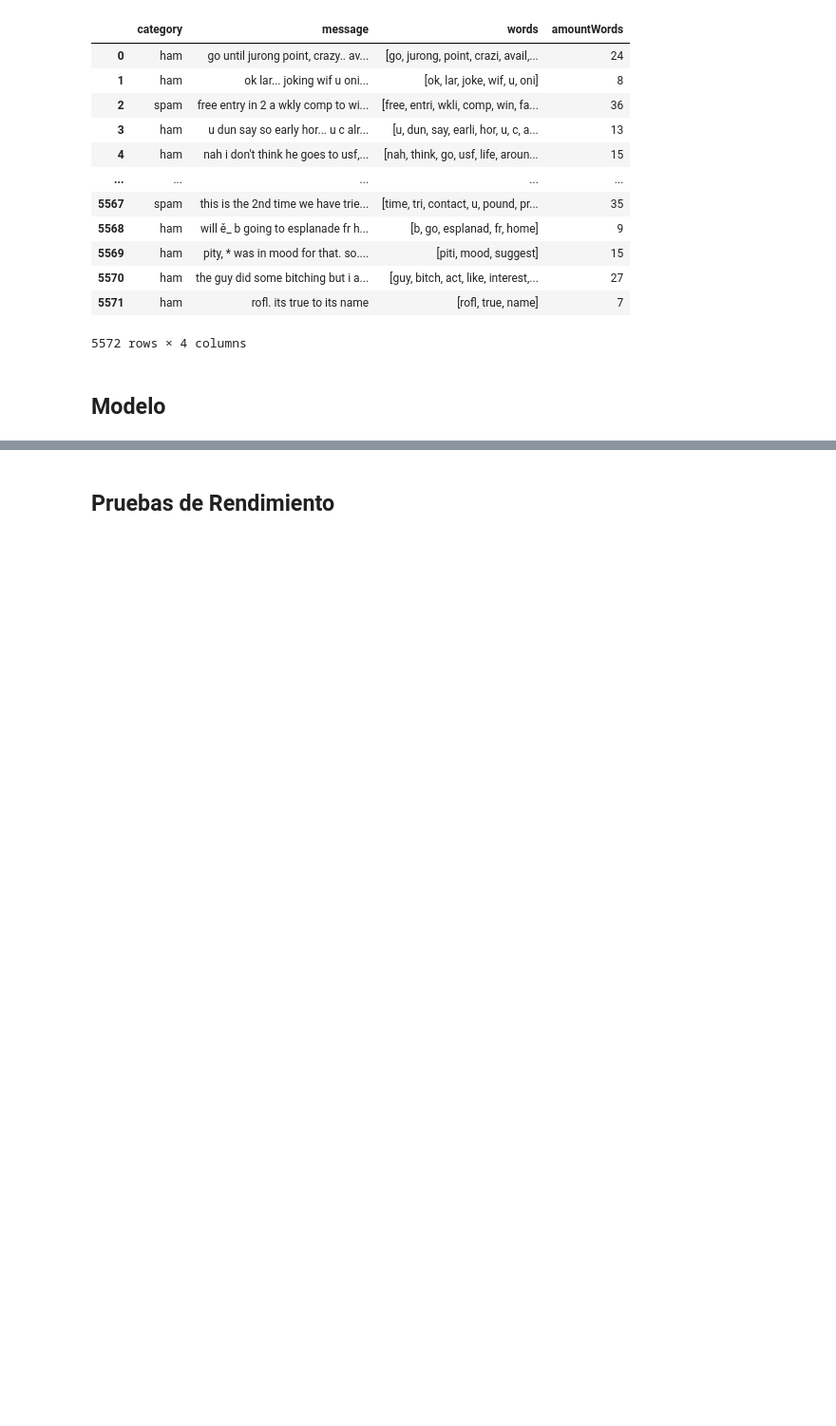
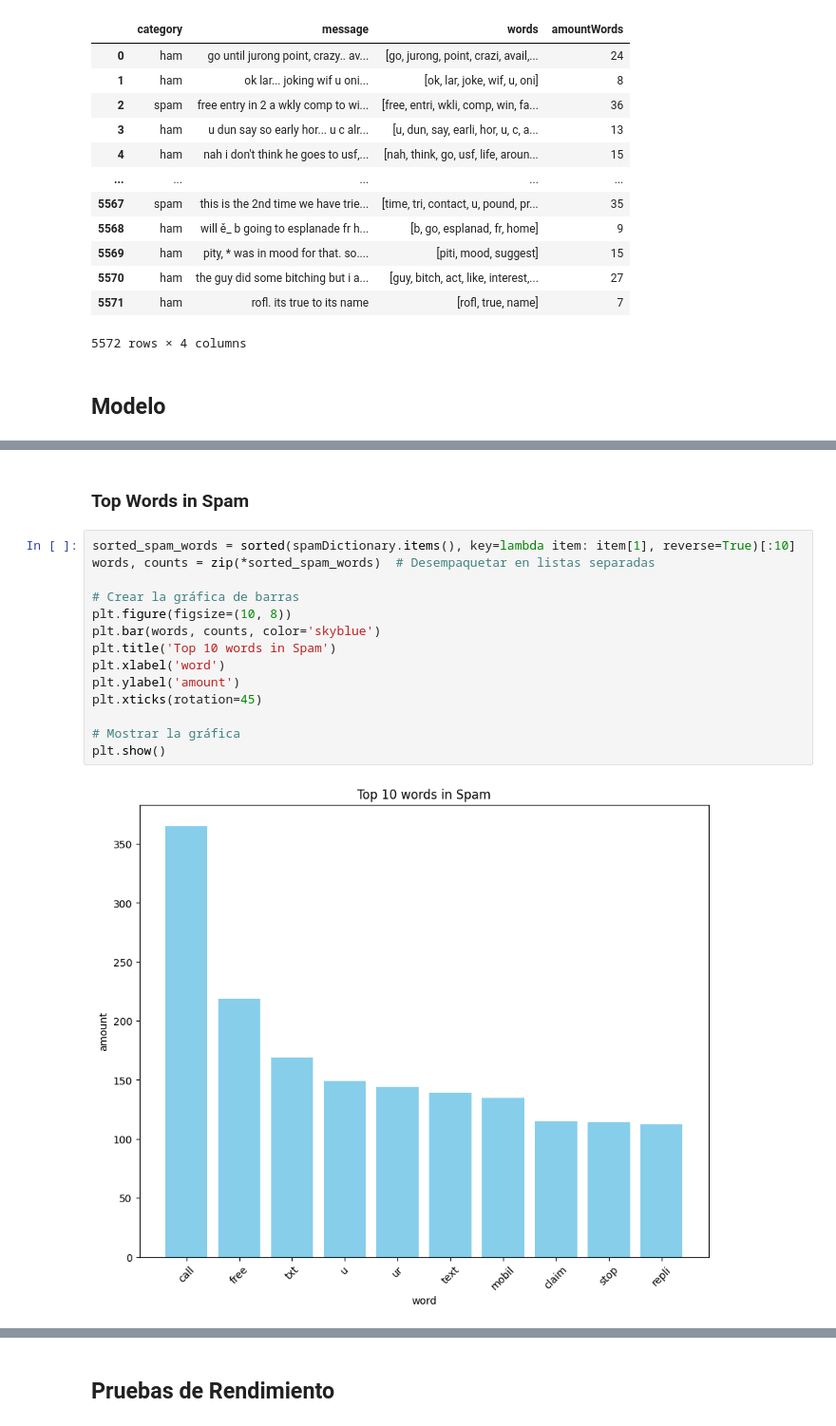
Before and after one commit to DiggsPapu/UVGIA, a Jupyter notebook: proyecto.ipynb, the cells around one changed output, grey strips where cells are left out. Shown: that part at 95% size. Saved outputs shown, nothing was run; the diff lists cells and outputs as text; blank space fills up the shorter version.

Commit message:
update:TopWords
Se obtuvo el top de palabras en spam y el top de palabras en ham

```diff
--- a/proyecto.ipynb
+++ b/proyecto.ipynb
@@ -182,0 +170,18 @@ print(hamDictionary)
+# %% [markdown]
+### Top Words in Spam
+# %%
+sorted_spam_words = sorted(spamDictionary.items(), key=lambda item: item[1], reverse=True)[:10]
+words, counts = zip(*sorted_spam_words)  # Desempaquetar en listas separadas
+
+# Crear la gráfica de barras
+plt.figure(figsize=(10, 8))
+plt.bar(words, counts, color='skyblue')
+plt.title('Top 10 words in Spam')
+plt.xlabel('word')
+plt.ylabel('amount')
+plt.xticks(rotation=45)
+
+# Mostrar la gráfica
+plt.show()
+# %% [output]
+[figure, added]
```
Also changed, not shown: parts of 3 cells of this notebook.
